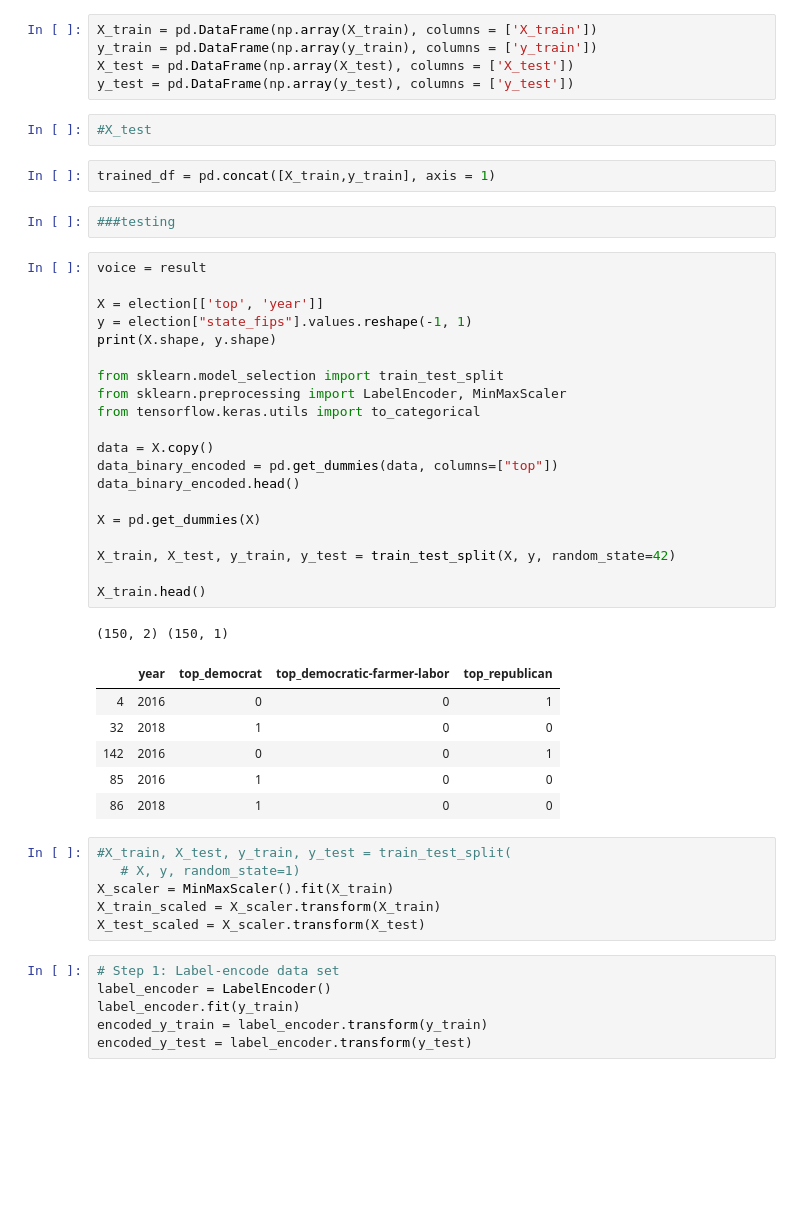
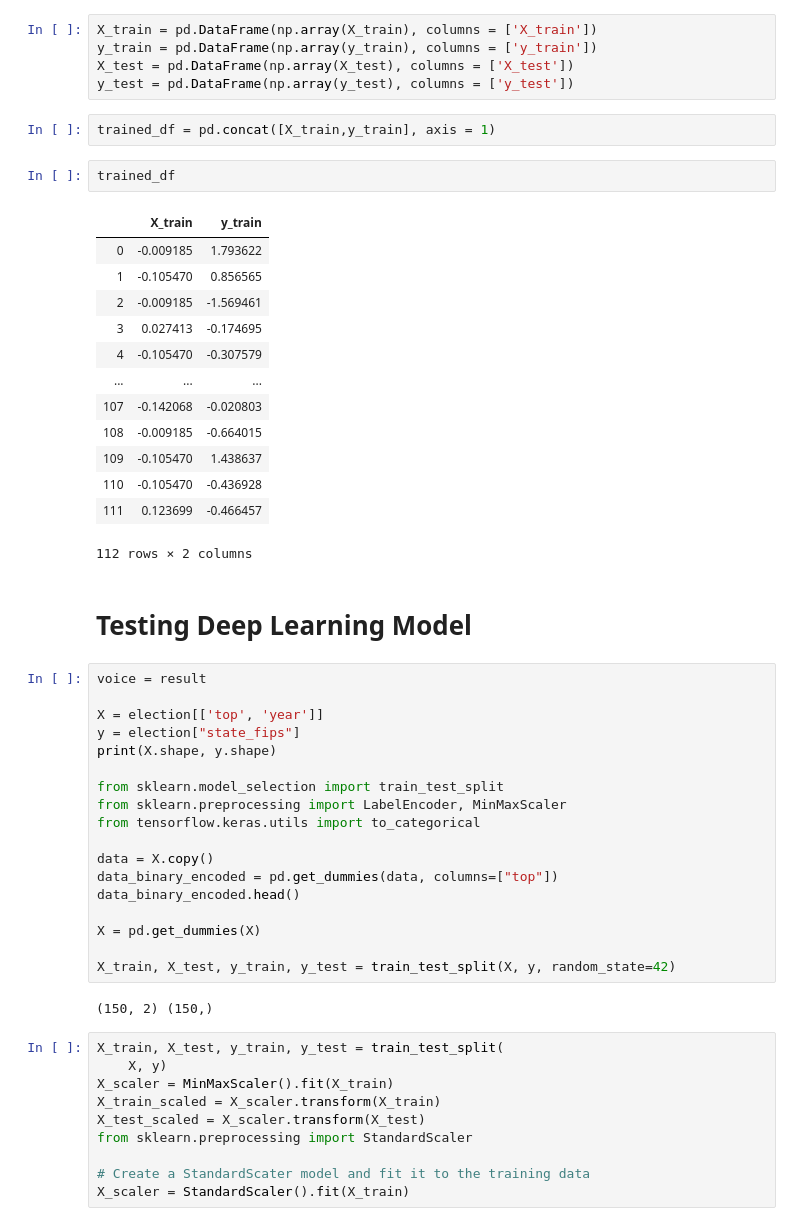
Before and after one commit to vasuda23/Election_Prediction_Analysis, a Jupyter notebook: House_Elections_new.ipynb, the cells around one changed output. Cells and saved outputs as stored; diff of their text form; blank space fills up the shorter version.

```diff
--- a/House_Elections_new.ipynb
+++ b/House_Elections_new.ipynb
@@ -433,17 +433,31 @@ X_train = pd.DataFrame(np.array(X_train), columns = ['X_train'])
 y_train = pd.DataFrame(np.array(y_train), columns = ['y_train'])
 X_test = pd.DataFrame(np.array(X_test), columns = ['X_test'])
 y_test = pd.DataFrame(np.array(y_test), columns = ['y_test'])
-# %%
-#X_test
 # %%
 trained_df = pd.concat([X_train,y_train], axis = 1)
-# %%
-###testing
+# %%
+trained_df
+# %% [output]
+|  | X_train | y_train |
+| 0 | -0.009185 | 1.793622 |
+| 1 | -0.105470 | 0.856565 |
+| 2 | -0.009185 | -1.569461 |
+| 3 | 0.027413 | -0.174695 |
+| 4 | -0.105470 | -0.307579 |
+| ... | ... | ... |
+| 107 | -0.142068 | -0.020803 |
+| 108 | -0.009185 | -0.664015 |
+| 109 | -0.105470 | 1.438637 |
+| 110 | -0.105470 | -0.436928 |
+| 111 | 0.123699 | -0.466457 |
+112 rows × 2 columns
+# %% [markdown]
+# Testing Deep Learning Model
 # %%
 voice = result
 
 X = election[['top', 'year']]
-y = election["state_fips"].values.reshape(-1, 1)
+y = election["state_fips"]
 print(X.shape, y.shape)
 
 from sklearn.model_selection import train_test_split
@@ -457,25 +471,15 @@ data_binary_encoded.head()
 X = pd.get_dummies(X)
 
 X_train, X_test, y_train, y_test = train_test_split(X, y, random_state=42)
-
-X_train.head()
 # %% [output]
-(150, 2) (150, 1)
+(150, 2) (150,)
-|  | year | top_democrat | top_democratic-farmer-labor | top_republican |
-| 4 | 2016 | 0 | 0 | 1 |
-| 32 | 2018 | 1 | 0 | 0 |
-| 142 | 2016 | 0 | 0 | 1 |
-| 85 | 2016 | 1 | 0 | 0 |
-| 86 | 2018 | 1 | 0 | 0 |
 # %%
-#X_train, X_test, y_train, y_test = train_test_split(
-   # X, y, random_state=1)
+X_train, X_test, y_train, y_test = train_test_split(
+    X, y)
 X_scaler = MinMaxScaler().fit(X_train)
 X_train_scaled = X_scaler.transform(X_train)
 X_test_scaled = X_scaler.transform(X_test)
+from sklearn.preprocessing import StandardScaler
+
+# Create a StandardScater model and fit it to the training data
+X_scaler = StandardScaler().fit(X_train)
-# %%
-# Step 1: Label-encode data set
-label_encoder = LabelEncoder()
-label_encoder.fit(y_train)
-encoded_y_train = label_encoder.transform(y_train)
-encoded_y_test = label_encoder.transform(y_test)
```
Also changed, not shown: parts of 20 cells of this notebook, 1 other file.
